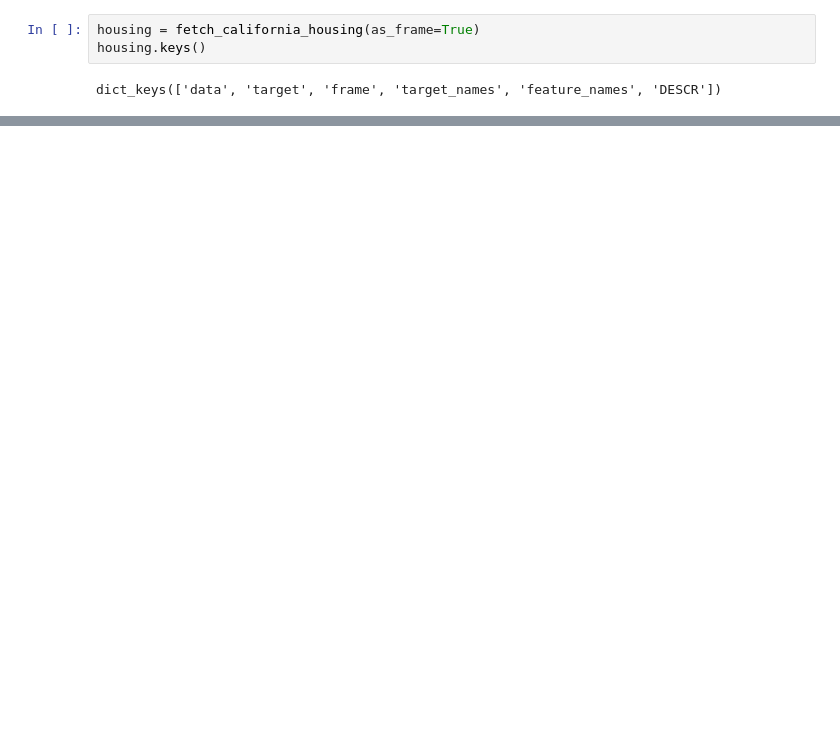
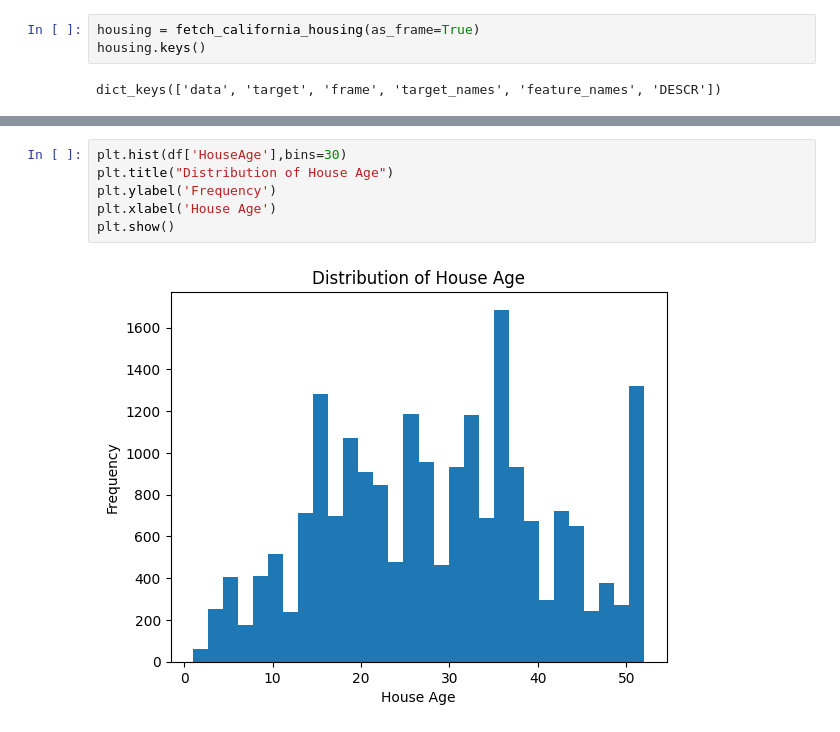
Before and after one commit to say-ahmedi/DS_PROJECTS, a Jupyter notebook: 07_machine_learning/projects/01_california_housing/housing_california.ipynb, the cells around one changed output, grey strips where cells are left out. Cells and saved outputs as stored; diff of their text form; blank space fills up the shorter version.

```diff
--- a/07_machine_learning/projects/01_california_housing/housing_california.ipynb
+++ b/07_machine_learning/projects/01_california_housing/housing_california.ipynb
@@ -41,0 +126,8 @@ df.head()
+# %%
+plt.hist(df['HouseAge'],bins=30)
+plt.title("Distribution of House Age")
+plt.ylabel('Frequency')
+plt.xlabel('House Age')
+plt.show()
+# %% [output]
+[figure, added]
```
Also changed, not shown: parts of 12 cells of this notebook, 4 other files.
